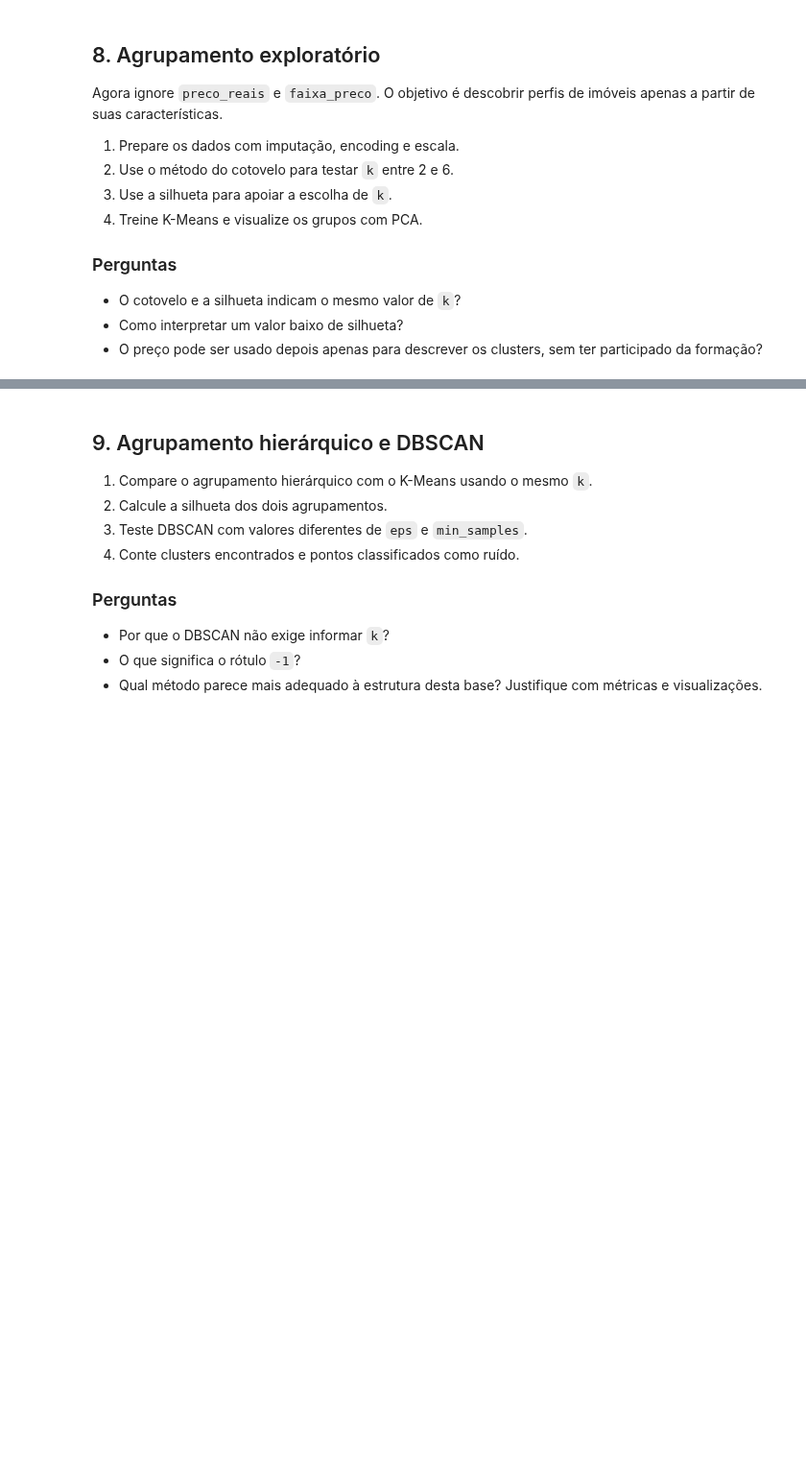
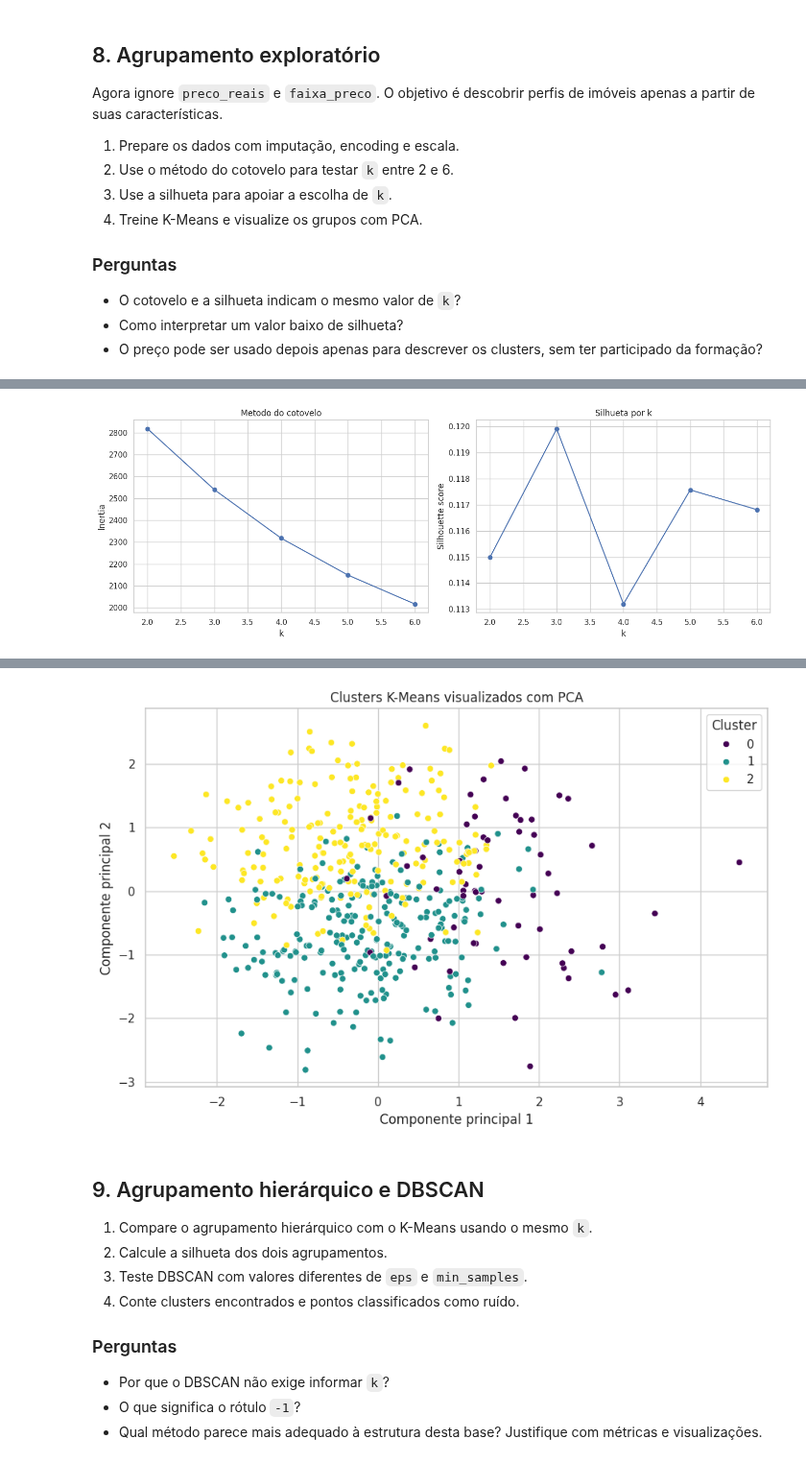
Before and after one commit to MathLopes29/Hashtag_AnaliseDados, a Jupyter notebook: Python/Cursos/PUC Ciência de Dados/Projetos/Machine Learning/04__3 Aula/UNIDADE 3 - PRATICA - ROTEIRO.ipynb, the cells around one changed output, grey strips where cells are left out. Shown at 96% size. Saved outputs shown, nothing was run; the diff lists cells and outputs as text; code cells hidden in the pictures; blank space fills up the shorter version.

```diff
--- a/Python/Cursos/PUC Ciência de Dados/Projetos/Machine Learning/04__3 Aula/UNIDADE 3 - PRATICA - ROTEIRO.ipynb
+++ b/Python/Cursos/PUC Ciência de Dados/Projetos/Machine Learning/04__3 Aula/UNIDADE 3 - PRATICA - ROTEIRO.ipynb
@@ -252,12 +485,73 @@ from sklearn.cluster import KMeans
 from sklearn.decomposition import PCA
 from sklearn.metrics import silhouette_score
 
-X_cluster = df[features]
-# TODO: crie um preprocessor para X_cluster e transforme os dados.
-# X_cluster_prep = ...
+# O agrupamento nao usa preco_reais nem faixa_preco.
+X_cluster = df[features].copy()
 
-# TODO: calcule inertia e silhouette para k de 2 a 6.
-# escolha um k e treine o modelo final.
+# Pre-processador separado: seu estado nao participa das tarefas supervisionadas.
+preprocessor_cluster = build_preprocessor()
+X_cluster_prep = preprocessor_cluster.fit_transform(X_cluster)
 
-# TODO: reduza para duas componentes com PCA e faça um scatterplot colorido pelos clusters.
-print('Use o cotovelo e a silhueta para justificar o k escolhido.')
+inertias = []
+silhouettes = []
+ks = range(2, 7)
+
+for k in ks:
+    modelo = KMeans(n_clusters=k, random_state=42, n_init=20)
+    labels = modelo.fit_predict(X_cluster_prep)
+    inertias.append(modelo.inertia_)
+    silhouettes.append(silhouette_score(X_cluster_prep, labels))
+
+avaliacao_k = pd.DataFrame({
+    'k': list(ks),
+    'inertia': inertias,
+    'silhouette': silhouettes
+})
+
+display(avaliacao_k.style.format({
+    'inertia': '{:,.2f}',
+    'silhouette': '{:.4f}'
+}))
+
+fig, axes = plt.subplots(1, 2, figsize=(14, 5))
+axes[0].plot(list(ks), inertias, marker='o')
+axes[0].set_title('Metodo do cotovelo')
+axes[0].set_xlabel('k')
+axes[0].set_ylabel('Inertia')
+
+axes[1].plot(list(ks), silhouettes, marker='o')
+axes[1].set_title('Silhueta por k')
+axes[1].set_xlabel('k')
+axes[1].set_ylabel('Silhouette score')
+plt.tight_layout()
+plt.show()
+
+# Escolha operacional: maior silhueta. O grafico do cotovelo deve ser analisado em conjunto.
+k_escolhido = int(avaliacao_k.loc[avaliacao_k['silhouette'].idxmax(), 'k'])
+print('k escolhido pela maior silhueta:', k_escolhido)
+
+kmeans = KMeans(n_clusters=k_escolhido, random_state=42, n_init=20)
+kmeans_labels = kmeans.fit_predict(X_cluster_prep)
+sil_kmeans = silhouette_score(X_cluster_prep, kmeans_labels)
+
+print(f'Silhueta do K-Means final: {sil_kmeans:.4f}')
+print('Tamanhos dos clusters:')
+print(pd.Series(kmeans_labels).value_counts().sort_index())
+
+pca_cluster = PCA(n_components=2, random_state=42)
+X_cluster_pca = pca_cluster.fit_transform(X_cluster_prep)
+
+plt.figure(figsize=(9, 6))
+sns.scatterplot(
+    x=X_cluster_pca[:, 0],
+    y=X_cluster_pca[:, 1],
+    hue=kmeans_labels,
+    palette='viridis'
+)
+plt.title('Clusters K-Means visualizados com PCA')
+plt.xlabel('Componente principal 1')
+plt.ylabel('Componente principal 2')
+plt.legend(title='Cluster')
+plt.tight_layout()
+plt.show()
+# %% [output]
@@ -263,0 +564 @@ print('Use o cotovelo e a silhueta para justificar o k escolhido.')
+[figure, added]
@@ -264,3 +572,4 @@ print('Use o cotovelo e a silhueta para justificar o k escolhido.')
+[figure, added]
 # %% [markdown]
 ## 9. Agrupamento hierárquico e DBSCAN
 1. Compare o agrupamento hierárquico com o K-Means usando o mesmo `k`.
```
Also changed, not shown: parts of 12 cells of this notebook, 27 other files.
